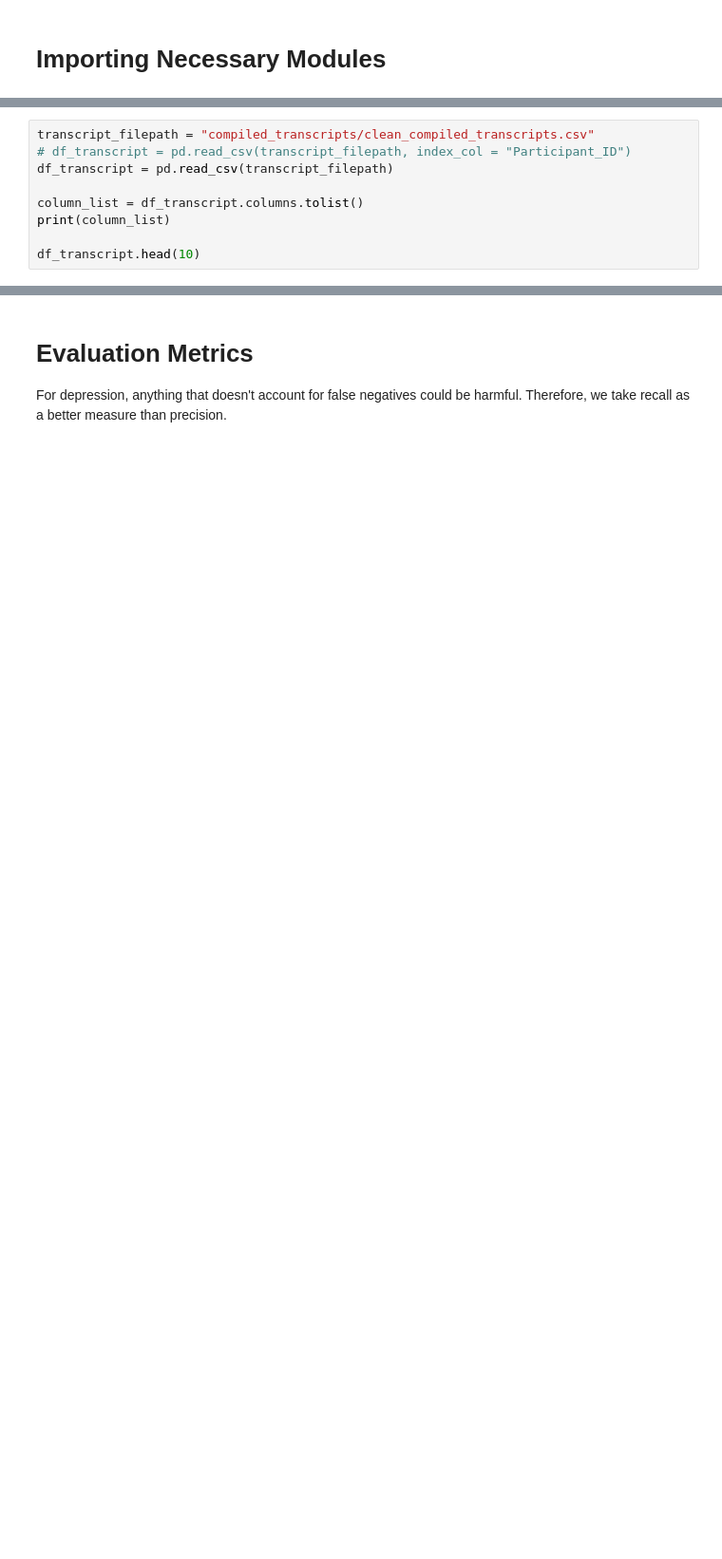
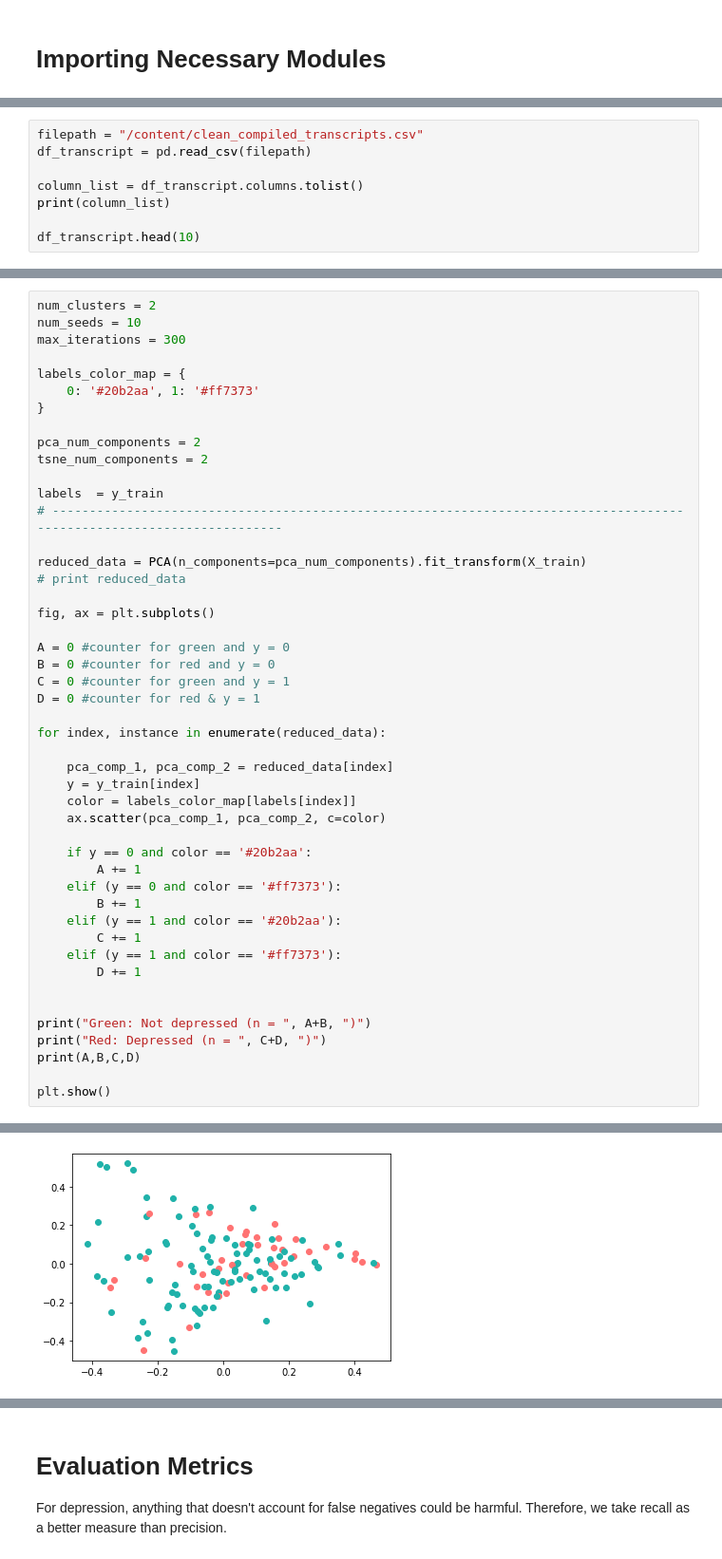
Before and after one commit to derong97/automatic-depression-detector, a Jupyter notebook: models/tfidf/tfidf.ipynb, the cells around one changed output, grey strips where cells are left out. Shown at 95% size. Drawn from its saved outputs; the diff is of its cells as text; blank space fills up the shorter version.

```diff
--- a/models/tfidf/tfidf.ipynb
+++ b/models/tfidf/tfidf.ipynb
@@ -58,7 +59,6 @@ Importing the data
 # %%
-transcript_filepath = "compiled_transcripts/clean_compiled_transcripts.csv"
-# df_transcript = pd.read_csv(transcript_filepath, index_col = "Participant_ID")
-df_transcript = pd.read_csv(transcript_filepath)
+filepath = "/content/clean_compiled_transcripts.csv"
+df_transcript = pd.read_csv(filepath)
 
 column_list = df_transcript.columns.tolist()
 print(column_list)
@@ -226,0 +281,48 @@ Red and depressed:  55
+# %%
+num_clusters = 2
+num_seeds = 10
+max_iterations = 300
+
+labels_color_map = {
+    0: '#20b2aa', 1: '#ff7373'
+}
+
+pca_num_components = 2
+tsne_num_components = 2
+
+labels  = y_train
+# ----------------------------------------------------------------------------------------------------------------------
+
+reduced_data = PCA(n_components=pca_num_components).fit_transform(X_train)
+# print reduced_data
+
+fig, ax = plt.subplots()
+
+A = 0 #counter for green and y = 0
+B = 0 #counter for red and y = 0
+C = 0 #counter for green and y = 1
+D = 0 #counter for red & y = 1
+
+for index, instance in enumerate(reduced_data):
+
+    pca_comp_1, pca_comp_2 = reduced_data[index]
+    y = y_train[index]
+    color = labels_color_map[labels[index]]
+    ax.scatter(pca_comp_1, pca_comp_2, c=color)
+
+    if y == 0 and color == '#20b2aa':
+        A += 1
+    elif (y == 0 and color == '#ff7373'):
+        B += 1
+    elif (y == 1 and color == '#20b2aa'):
+        C += 1
+    elif (y == 1 and color == '#ff7373'):
+        D += 1
+
+
+print("Green: Not depressed (n = ", A+B, ")")
+print("Red: Depressed (n = ", C+D, ")")
+print(A,B,C,D)
+
+plt.show()
+# %% [output]
@@ -227 +332,2 @@ Red and depressed:  55
+[figure, added]
 # %% [markdown]
```
Also changed, not shown: parts of 73 cells of this notebook, 2 other files.
